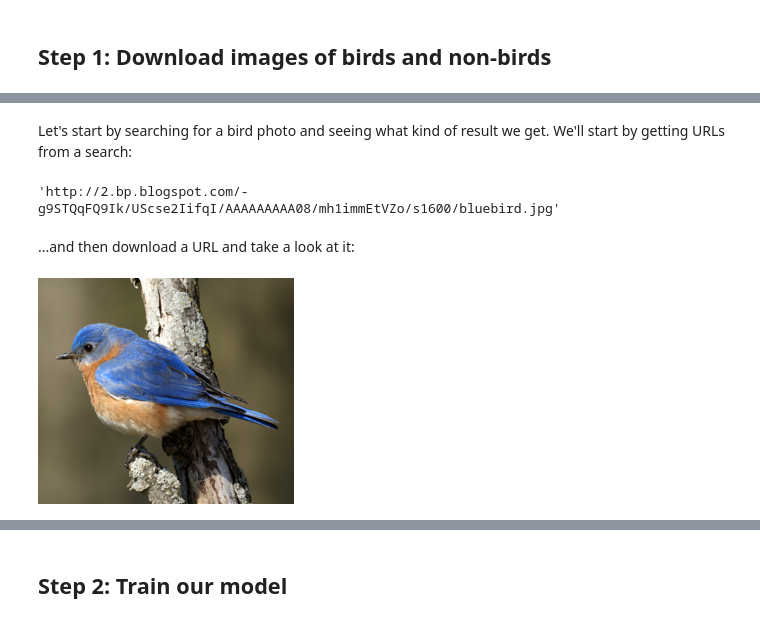
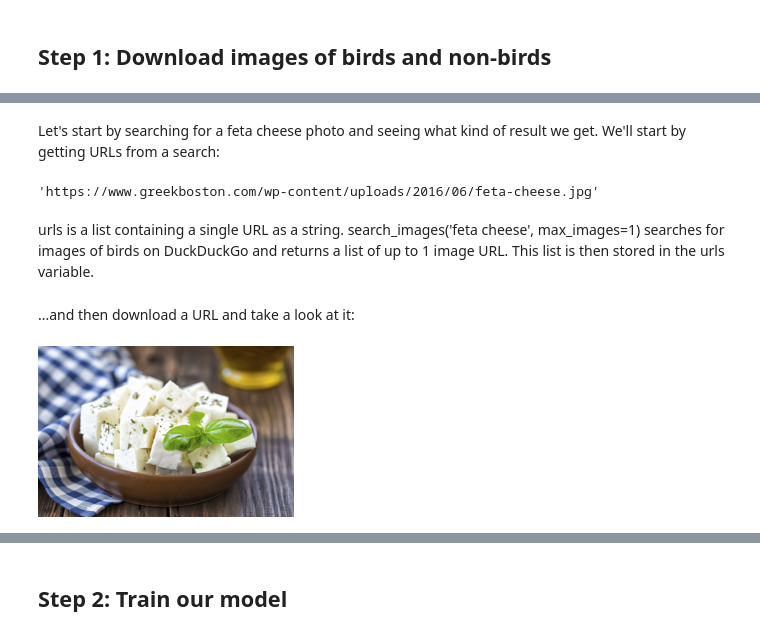
Before and after one commit to kakis2/course22, a Jupyter notebook: cheese/cheese_classifier.ipynb, the cells around one changed output, grey strips where cells are left out. Drawn from its saved outputs; the diff is of its cells as text; code cells hidden in the pictures.

```diff
--- a/cheese/cheese_classifier.ipynb
+++ b/cheese/cheese_classifier.ipynb
@@ -45,19 +38,21 @@ def search_images(term, max_images=200): return L(ddg_images(term, max_results=m
 # %% [markdown]
-Let's start by searching for a bird photo and seeing what kind of result we get. We'll start by getting URLs from a search:
+Let's start by searching for a feta cheese photo and seeing what kind of result we get. We'll start by getting URLs from a search:
 # %%
-urls = search_images('bird photos', max_images=1)
+urls = search_images('feta cheese', max_images=1)
 urls[0]
 # %% [output]
-'http://2.bp.blogspot.com/-g9STQqFQ9Ik/UScse2IifqI/AAAAAAAAA08/mh1immEtVZo/s1600/bluebird.jpg'
+'https://www.greekboston.com/wp-content/uploads/2016/06/feta-cheese.jpg'
+# %% [markdown]
+urls is a list containing a single URL as a string. search_images('feta cheese', max_images=1) searches for images of birds on DuckDuckGo and returns a list of up to 1 image URL. This list is then stored in the urls variable.
 # %% [markdown]
 ...and then download a URL and take a look at it:
 # %%
 from fastdownload import download_url
-dest = 'bird.jpg'
+dest = 'feta.jpg'
 download_url(urls[0], dest, show_progress=False)
 
 from fastai.vision.all import *
 im = Image.open(dest)
 im.to_thumb(256,256)
 # %% [output]
-[figure, old version]
+[figure, new version]
```
Also changed, not shown: parts of 22 cells of this notebook.
